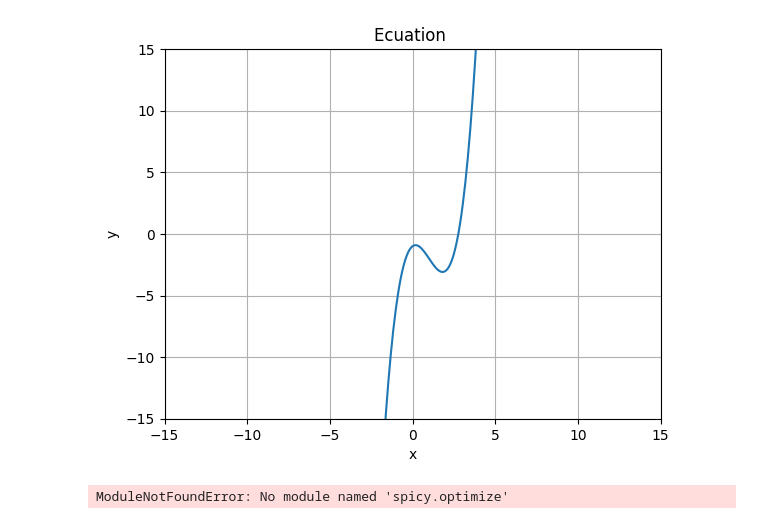
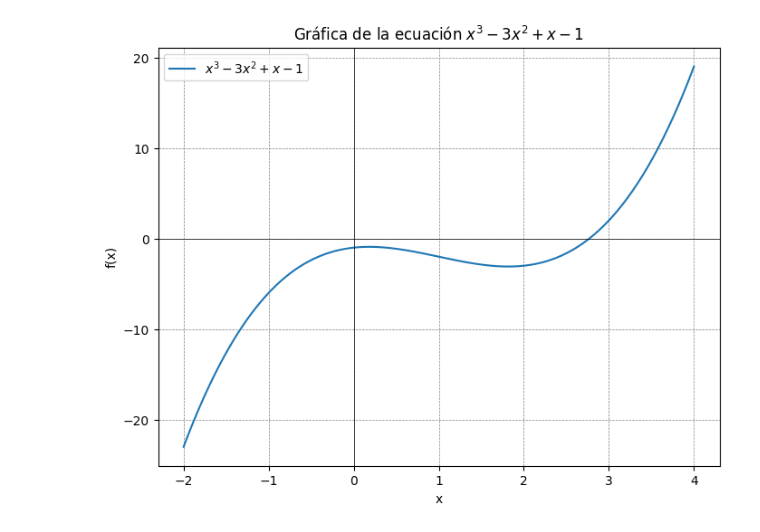
Before and after one commit to Vladimirjon/MetodosNumericos_PasquelJohann, a Jupyter notebook: Scipy/Clase09_11_2024.ipynb, the cells around one changed output. Cells and saved outputs as stored; diff of their text form; code cells hidden in the pictures.

Commit message:
🔧 Método de Newton & scipy

```diff
--- a/Scipy/Clase09_11_2024.ipynb
+++ b/Scipy/Clase09_11_2024.ipynb
@@ -1,31 +1,28 @@
 # %%
 import numpy as np
 import matplotlib.pyplot as plt
+from scipy.optimize import newton
 
-#Ecuation
 
-def equation(x):
-    return (x**3 -3*x**2 + x -1)
+def f(x):
+    return x**3 - 3 * x**2 + x - 1
 
-x = np.linspace(-15,15,400)
-y = equation(x)
 
-plt.xlabel('x')
-plt.ylabel('y')
-plt.title('Ecuation ')
-ax = plt.gca()
-ax.set_ylim([-15,15])
-ax.set_xlim([-15,15])
-plt.plot(x,y)
-plt.grid(True)
-plt.show()
+def df(x):
+    return 3 * x**2 - 6 * x + 1
-# %% [output]
-[figure, removed]
-# %%
-from spicy.optimize import newton
-
-x0 = 100
-x_r = newton (f,x0)
-x_r
-# %% [output]
-ModuleNotFoundError: No module named 'spicy.optimize'
+# %%
+x = np.linspace(-2, 4, 400)
+y = f(x)
+
+plt.figure(figsize=(8, 6))
+plt.plot(x, y, label="$x^3 - 3x^2 + x - 1$")
+plt.axhline(0, color="black", linewidth=0.5)  # Línea horizontal en y=0
+plt.axvline(0, color="black", linewidth=0.5)  # Línea vertical en x=0
+plt.grid(color="gray", linestyle="--", linewidth=0.5)
+plt.title("Gráfica de la ecuación $x^3 - 3x^2 + x - 1$")
+plt.xlabel("x")
+plt.ylabel("f(x)")
+plt.legend()
+plt.show()
+# %% [output]
+[figure, added]
```
Also changed, not shown: parts of 3 cells of this notebook.
